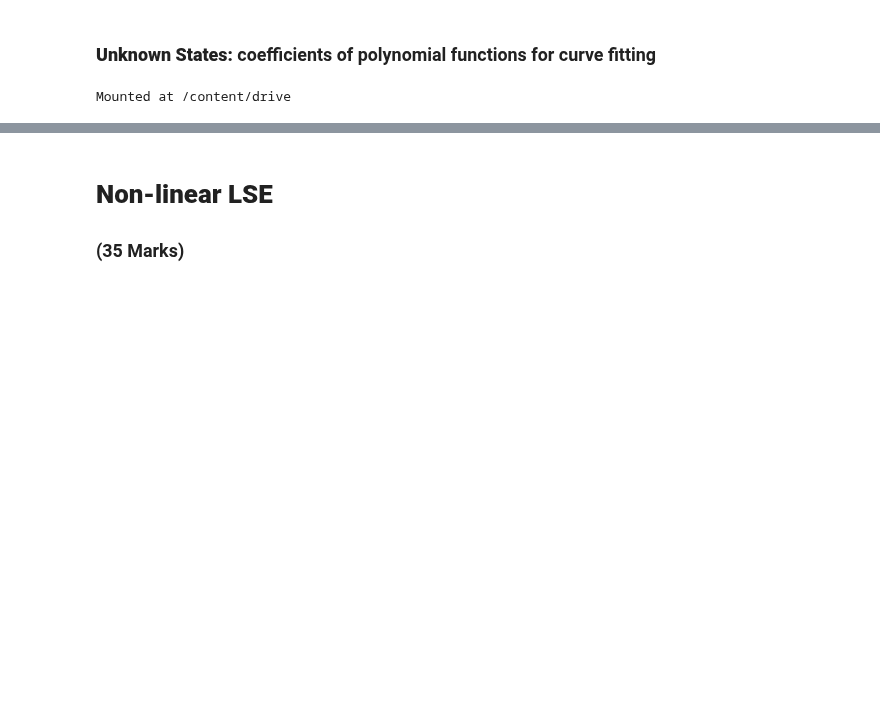
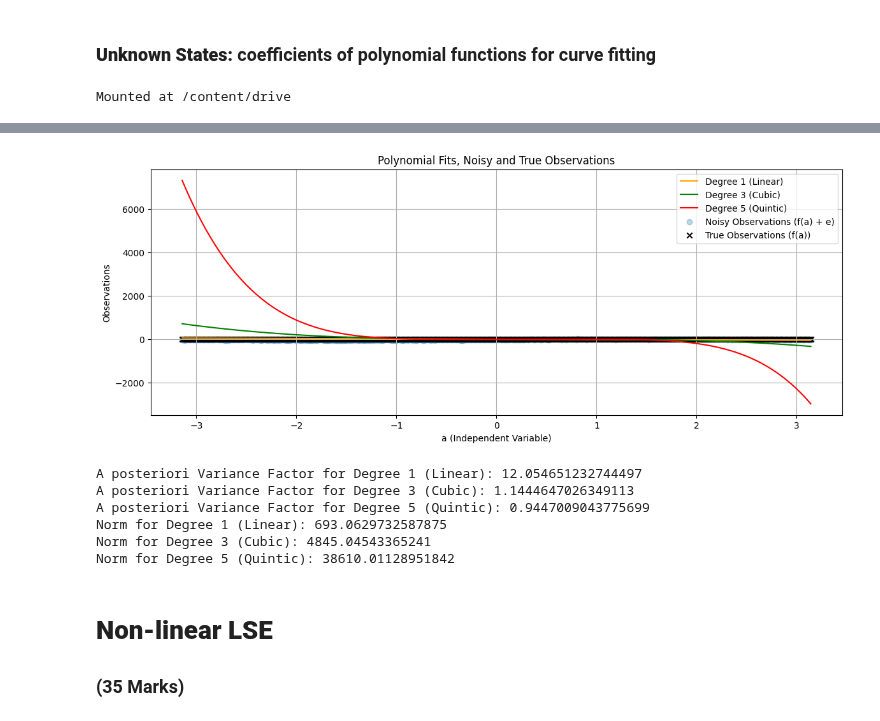
Before and after one commit to azizaahsan1/engg680_2024_fall, a Jupyter notebook: Lab_Assignment2/Assignment2.ipynb, the cells around one changed output, grey strips where cells are left out. Cells and saved outputs as stored; diff of their text form; code cells hidden in the pictures; blank space fills up the shorter version.

```diff
--- a/Lab_Assignment2/Assignment2.ipynb
+++ b/Lab_Assignment2/Assignment2.ipynb
@@ -329,7 +237,10 @@ Norm between 5 Predictions and True Observations: 524.0212
 # now, let's define the P matrix with the proper weights of observation
 # use the variance of observation l_var, define P matrix
 # (1 mark)
-P = np.diag(l_var)
-print("Observation weight matrix (P):\n", P)
+
+epsilon = 1e-10
+weights = 1 / (l_var + epsilon)
+P_matrix = np.diag(weights)
+print("Observation weight matrix (P):\n", P_matrix)
 # %% [output]
 Observation weight matrix (P):
@@ -347,3 +254,65 @@ Observation weight matrix (P):
+# %%
+# step 13
+# repeat the steps 6-10, using the proper P matrix
+# (10 marks)
+
+# step 6
+deg_1 = fit_polynomial_curve(a, l, P_matrix, 1)
+deg_3 = fit_polynomial_curve(a, l, P_matrix, 3)
+deg_5 = fit_polynomial_curve(a, l, P_matrix, 5)
+
+# step 7
+coeff_1 = deg_1[0]
+coeff_3 = deg_3[0]
+coeff_5 = deg_5[0]
+poly_deg_1 = np.polyval(coeff_1, a)
+poly_deg_3 = np.polyval(coeff_3, a)
+poly_deg_5 = np.polyval(coeff_5, a)
+
+# step 8
+fig, ax = plt.subplots(nrows=1, ncols=1, figsize=(14, 5))
+# Plot polynomial fits
+plt.plot(a, poly_deg_1, label='Degree 1 (Linear)', color='orange')
+plt.plot(a, poly_deg_3, label='Degree 3 (Cubic)', color='green')
+plt.plot(a, poly_deg_5, label='Degree 5 (Quintic)', color='red')
+# Plot noisy observations (scatter)
+plt.scatter(a, l, label='Noisy Observations (f(a) + e)', color='tab:blue', marker='o', alpha=0.3)
+# Plot true observations
+plt.scatter(a, l_true, label='True Observations (f(a))', color='k', marker='x')
+# Customize the plot
+plt.xlabel('a (Independent Variable)')
+plt.ylabel('Observations')
+plt.title('Polynomial Fits, Noisy and True Observations')
+plt.legend()
+plt.grid(True)
+# Show plot
+plt.show()
+
+# step 9
+apv_1 = deg_1[2]
+apv_3 = deg_3[2]
+apv_5 = deg_5[2]
+
+print("A posteriori Variance Factor for Degree 1 (Linear):", apv_1)
+print("A posteriori Variance Factor for Degree 3 (Cubic):", apv_3)
+print("A posteriori Variance Factor for Degree 5 (Quintic):", apv_5)
+
+# step 10
+norm_deg_1 = np.linalg.norm(poly_deg_1 - l_true)
+norm_deg_3 = np.linalg.norm(poly_deg_3 - l_true)
+norm_deg_5 = np.linalg.norm(poly_deg_5 - l_true)
+
+print("Norm for Degree 1 (Linear):", norm_deg_1)
+print("Norm for Degree 3 (Cubic):", norm_deg_3)
+print("Norm for Degree 5 (Quintic):", norm_deg_5)
+# %% [output]
+[figure, added]
+A posteriori Variance Factor for Degree 1 (Linear): 12.054651232744497
+A posteriori Variance Factor for Degree 3 (Cubic): 1.1444647026349113
+A posteriori Variance Factor for Degree 5 (Quintic): 0.9447009043775699
+Norm for Degree 1 (Linear): 693.0629732587875
+Norm for Degree 3 (Cubic): 4845.04543365241
+Norm for Degree 5 (Quintic): 38610.01128951842
 # %%
 # step 14
 # Compare the results of a posterier variance factor and norm from unweighted LSE and weighted LSE, what phenomena do you observe? Explain this phenomena.
```
Also changed, not shown: parts of 19 cells of this notebook.
